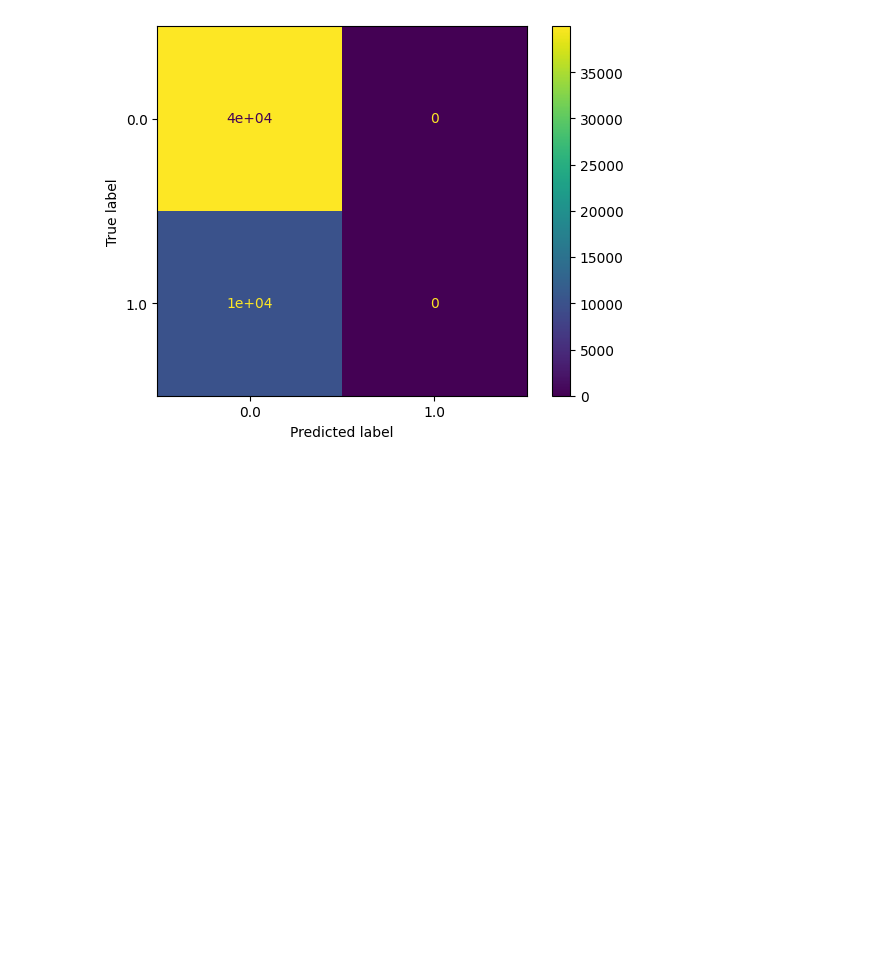
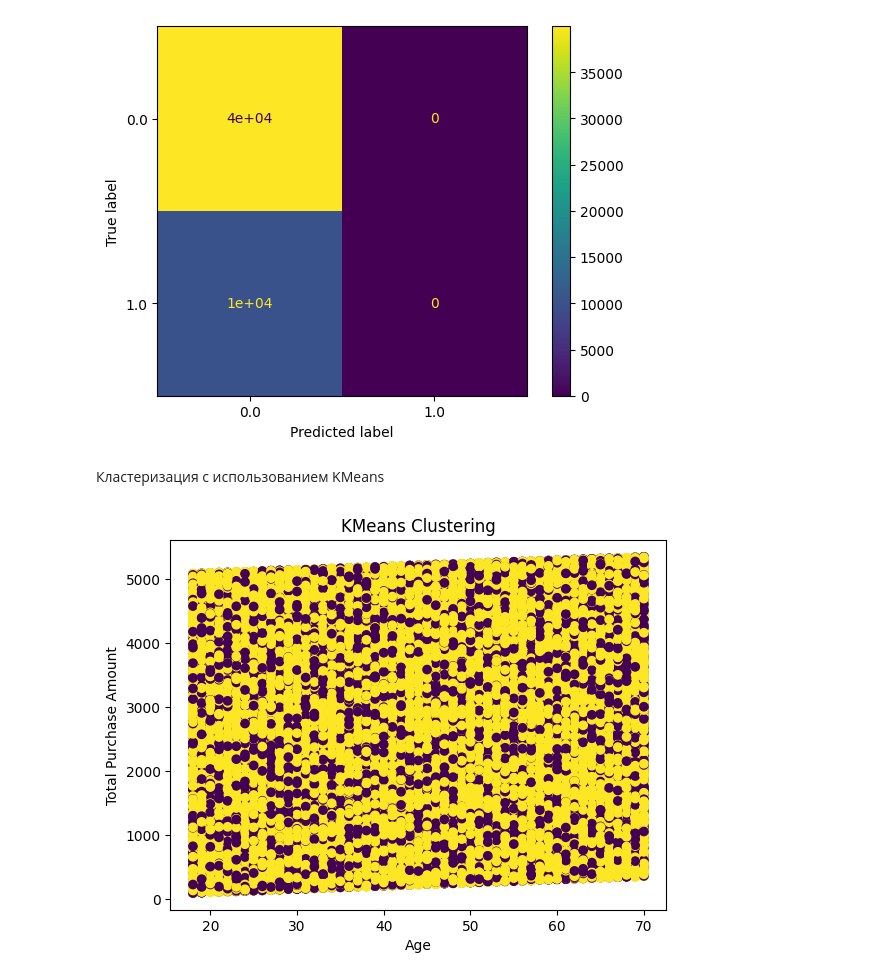
Before and after one commit to OGGLucky/ML2024, a Jupyter notebook: ML2024.ipynb, the cells around one changed output. Cells and saved outputs as stored; diff of their text form; code cells hidden in the pictures; blank space fills up the shorter version.

```diff
--- a/ML2024.ipynb
+++ b/ML2024.ipynb
@@ -459,3 +460,25 @@ disp.plot()
 plt.show()
 # %% [output]
 [figure]
+# %% [markdown]
+Кластеризация с использованием KMeans
+# %%
+from sklearn.cluster import KMeans
+from sklearn.preprocessing import StandardScaler
+
+# Стандартизируем данные
+scaler = StandardScaler()
+data_scaled = scaler.fit_transform(data1)
+
+# Применим KMeans
+kmeans = KMeans(n_clusters=2, random_state=42)
+data1['KMeans_Cluster'] = kmeans.fit_predict(data_scaled)
+
+# Визуализируем результаты кластеризации
+plt.scatter(data1['Age'], data1['Total Purchase Amount'], c=data1['KMeans_Cluster'], cmap='viridis')
+plt.xlabel('Age')
+plt.ylabel('Total Purchase Amount')
+plt.title('KMeans Clustering')
+plt.show()
+# %% [output]
+[figure, added]
```
Also changed, not shown: parts of 7 cells of this notebook.
